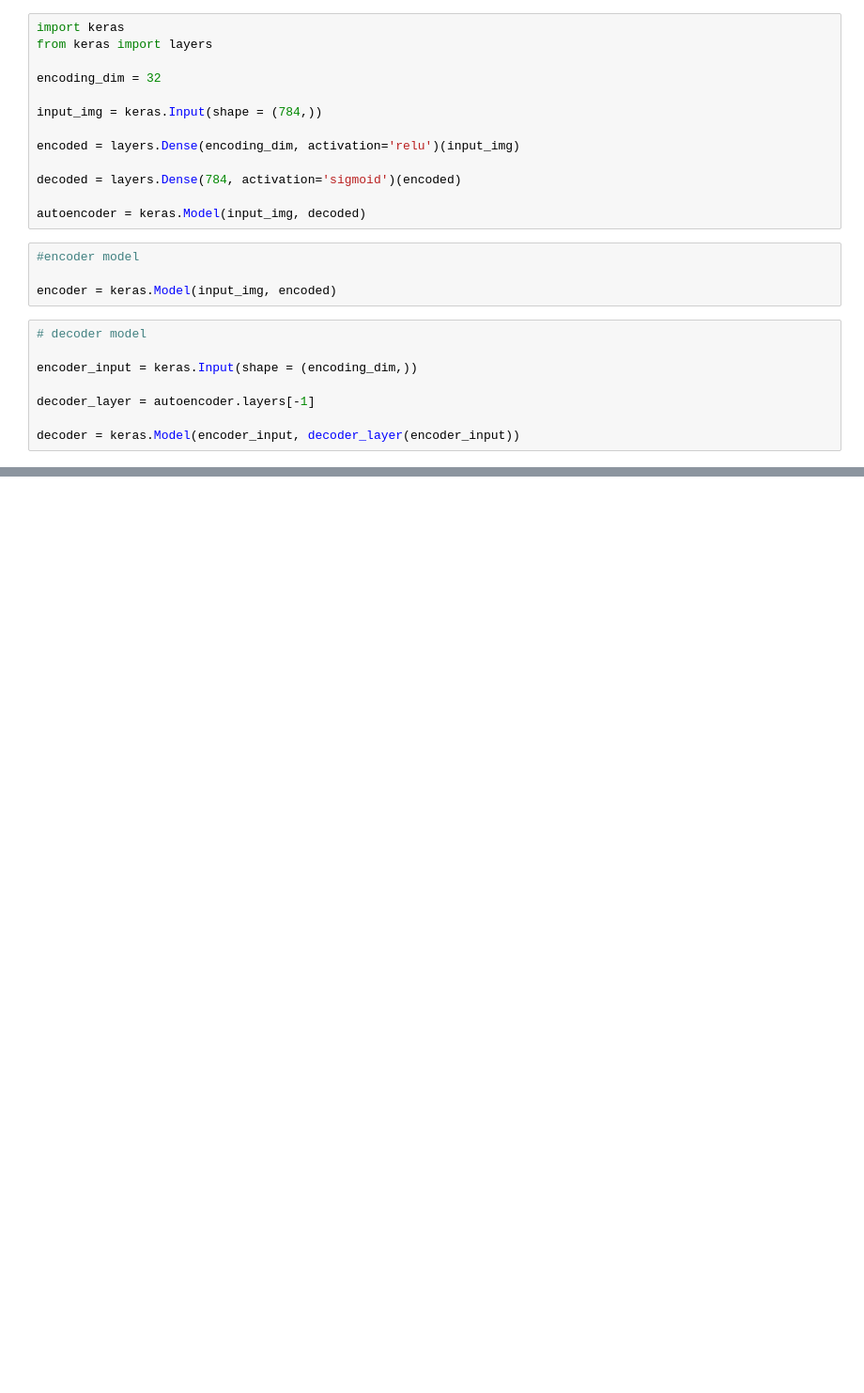
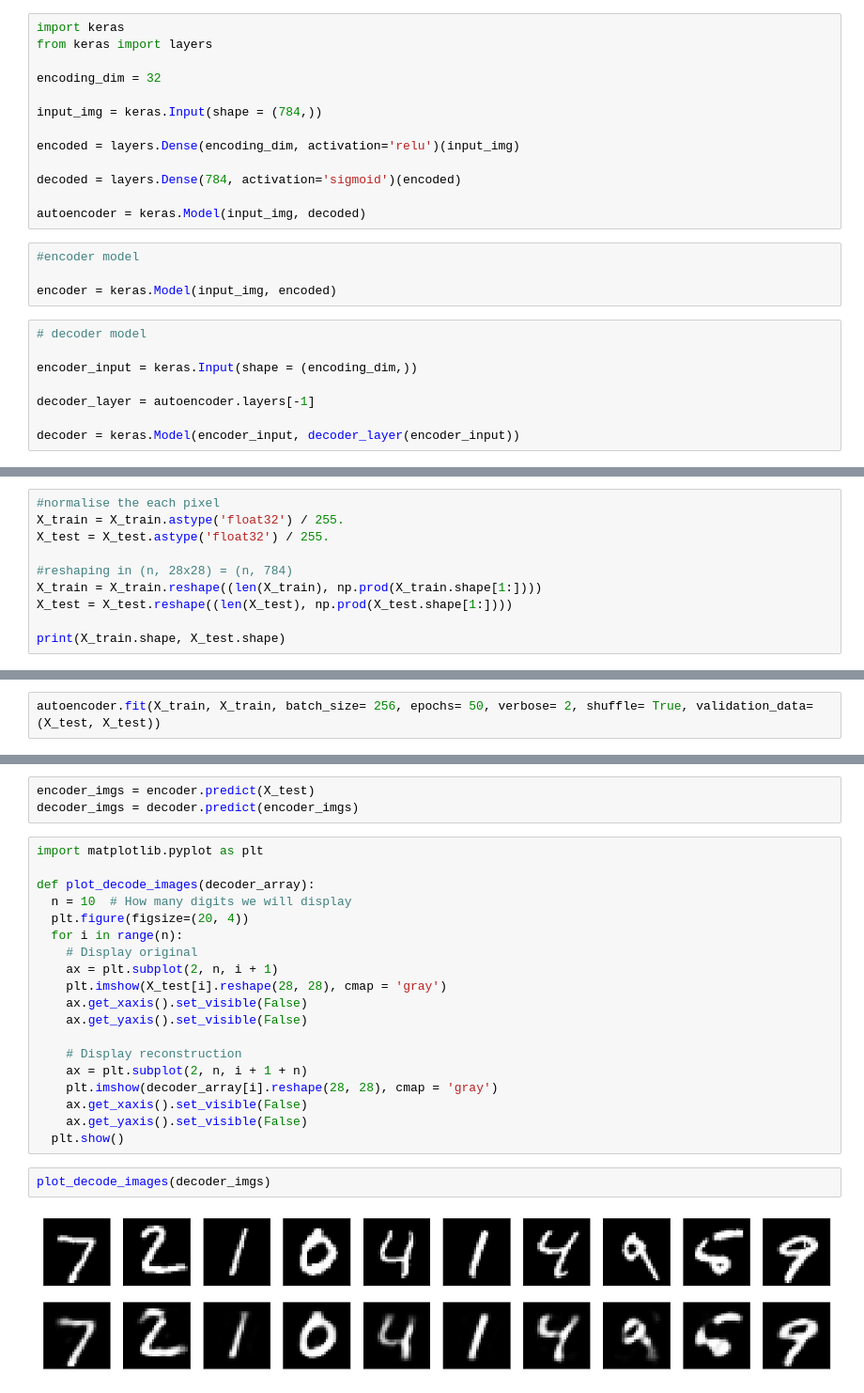
Before and after one commit to deepankar5/Autoencoder-with-keras, a Jupyter notebook: autoencoder_in_keras.ipynb, the cells around one changed output, grey strips where cells are left out. Shown: that part at 94% size. Cells and saved outputs as stored; diff of their text form; blank space fills up the shorter version.

```diff
--- a/autoencoder_in_keras.ipynb
+++ b/autoencoder_in_keras.ipynb
@@ -27,0 +41,10 @@ decoder = keras.Model(encoder_input, decoder_layer(encoder_input))
+# %%
+#normalise the each pixel
+X_train = X_train.astype('float32') / 255.
+X_test = X_test.astype('float32') / 255.
+
+#reshaping in (n, 28x28) = (n, 784)
+X_train = X_train.reshape((len(X_train), np.prod(X_train.shape[1:])))
+X_test = X_test.reshape((len(X_test), np.prod(X_test.shape[1:])))
+
+print(X_train.shape, X_test.shape)
@@ -27,0 +53,2 @@ decoder = keras.Model(encoder_input, decoder_layer(encoder_input))
+# %%
+autoencoder.fit(X_train, X_train, batch_size= 256, epochs= 50, verbose= 2, shuffle= True, validation_data=(X_test, X_test))
@@ -27,0 +74,26 @@ decoder = keras.Model(encoder_input, decoder_layer(encoder_input))
+# %%
+encoder_imgs = encoder.predict(X_test)
+decoder_imgs = decoder.predict(encoder_imgs)
+# %%
+import matplotlib.pyplot as plt
+
+def plot_decode_images(decoder_array):
+  n = 10  # How many digits we will display
+  plt.figure(figsize=(20, 4))
+  for i in range(n):
+    # Display original
+    ax = plt.subplot(2, n, i + 1)
+    plt.imshow(X_test[i].reshape(28, 28), cmap = 'gray')
+    ax.get_xaxis().set_visible(False)
+    ax.get_yaxis().set_visible(False)
+
+    # Display reconstruction
+    ax = plt.subplot(2, n, i + 1 + n)
+    plt.imshow(decoder_array[i].reshape(28, 28), cmap = 'gray')
+    ax.get_xaxis().set_visible(False)
+    ax.get_yaxis().set_visible(False)
+  plt.show()
+# %%
+plot_decode_images(decoder_imgs)
+# %% [output]
+[figure, added]
```
Also changed, not shown: parts of 21 cells of this notebook.
